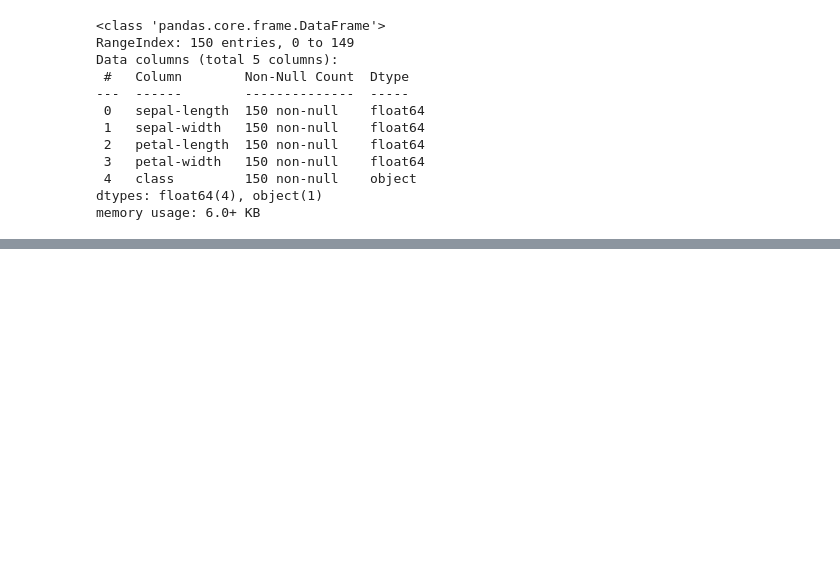
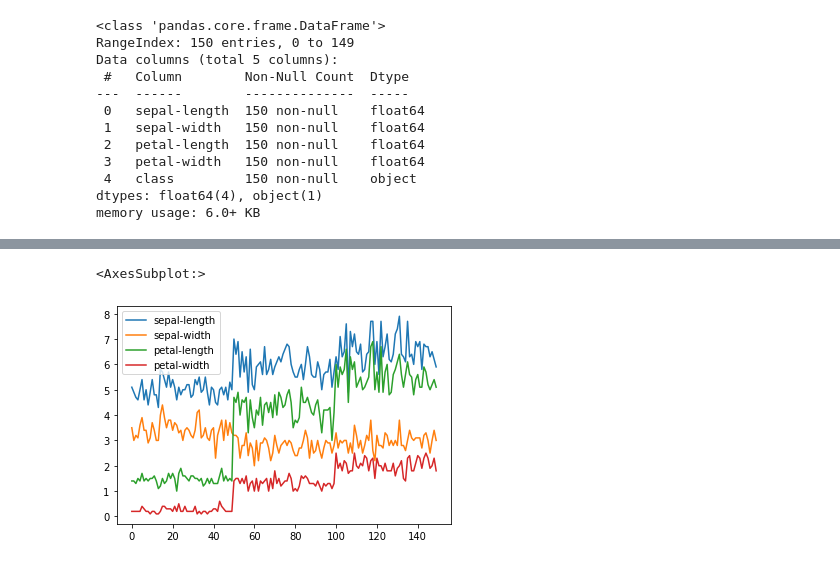
Before and after one commit to web1mhz/machine_learing_reference, a Jupyter notebook: Your First Machine Learning Project in Python Step-By-Step.ipynb, the cells around one changed output, grey strips where cells are left out. Saved outputs shown, nothing was run; the diff lists cells and outputs as text; code cells hidden in the pictures; blank space fills up the shorter version.

```diff
--- a/Your First Machine Learning Project in Python Step-By-Step.ipynb
+++ b/Your First Machine Learning Project in Python Step-By-Step.ipynb
@@ -179,0 +196,5 @@ dataset.describe()
+# %%
+dataset.plot()
+# %% [output]
+<AxesSubplot:>
+[figure, added]
```
Also changed, not shown: parts of 31 cells of this notebook, 13 other files.
